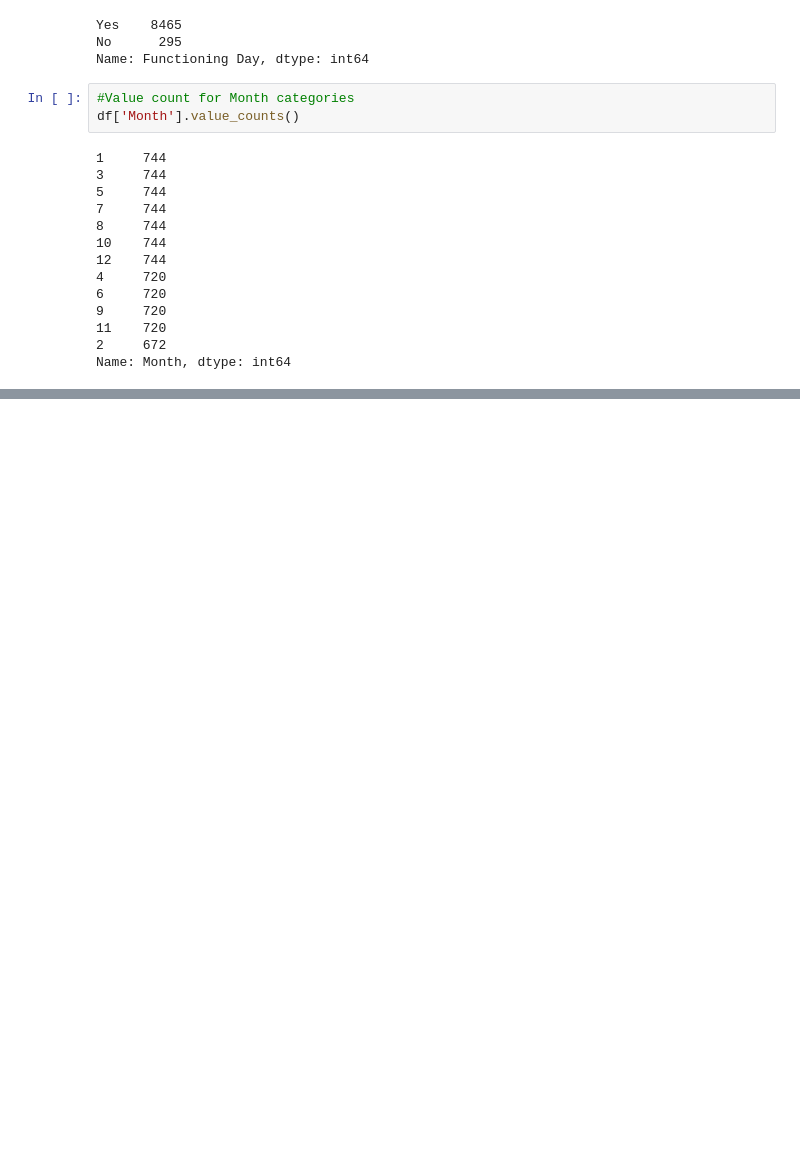
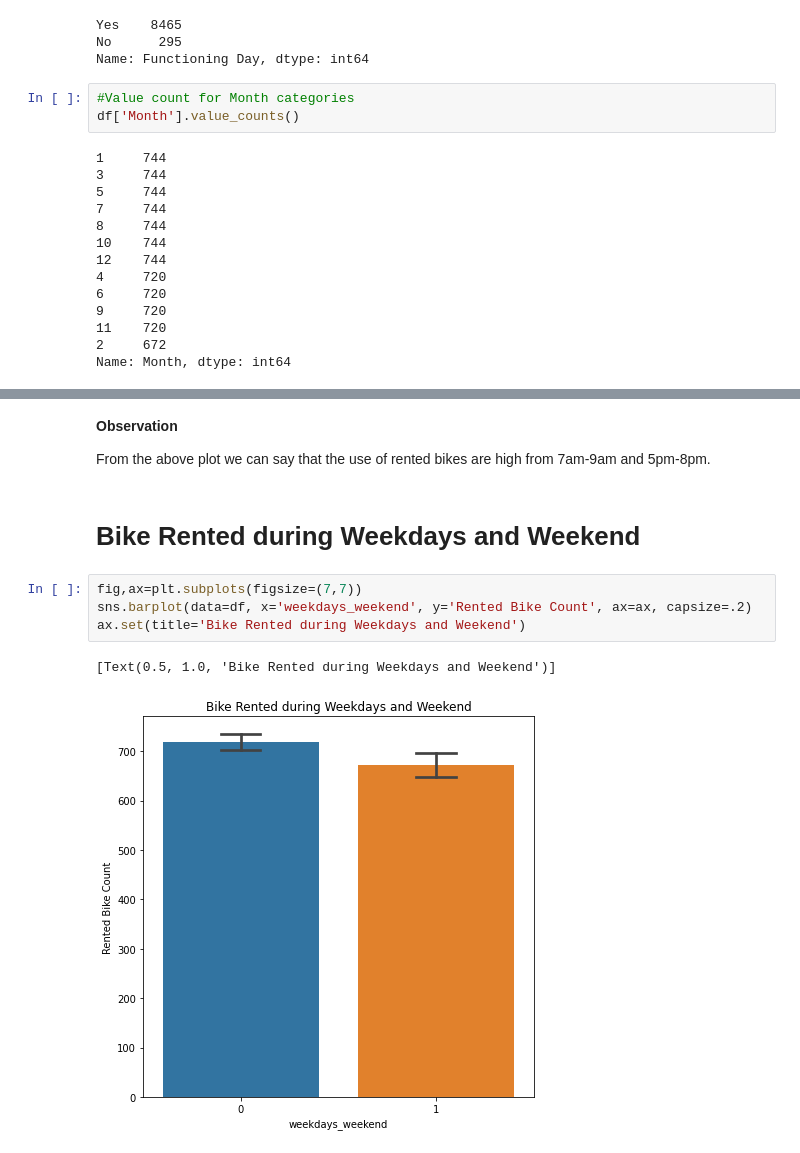
Before and after one commit to Amit-Singh-Rajput/Bike-Sharing-Demand-Prediction, a Jupyter notebook: Bike_Sharing_Demand_Prediction_Solution_Capstone_Project.ipynb, the cells around one changed output, grey strips where cells are left out. Saved outputs shown, nothing was run; the diff lists cells and outputs as text; blank space fills up the shorter version.

```diff
--- a/Bike_Sharing_Demand_Prediction_Solution_Capstone_Project.ipynb
+++ b/Bike_Sharing_Demand_Prediction_Solution_Capstone_Project.ipynb
@@ -348,0 +373,13 @@ Name: Month, dtype: int64
+# %% [markdown]
+**Observation**
+
+From the above plot we can say that the use of rented bikes are high from 7am-9am and 5pm-8pm.
+# %% [markdown]
+# **Bike Rented during Weekdays and Weekend**
+# %%
+fig,ax=plt.subplots(figsize=(7,7))
+sns.barplot(data=df, x='weekdays_weekend', y='Rented Bike Count', ax=ax, capsize=.2)
+ax.set(title='Bike Rented during Weekdays and Weekend')
+# %% [output]
+[Text(0.5, 1.0, 'Bike Rented during Weekdays and Weekend')]
+[figure, added]
```
Also changed, not shown: parts of 22 cells of this notebook.
